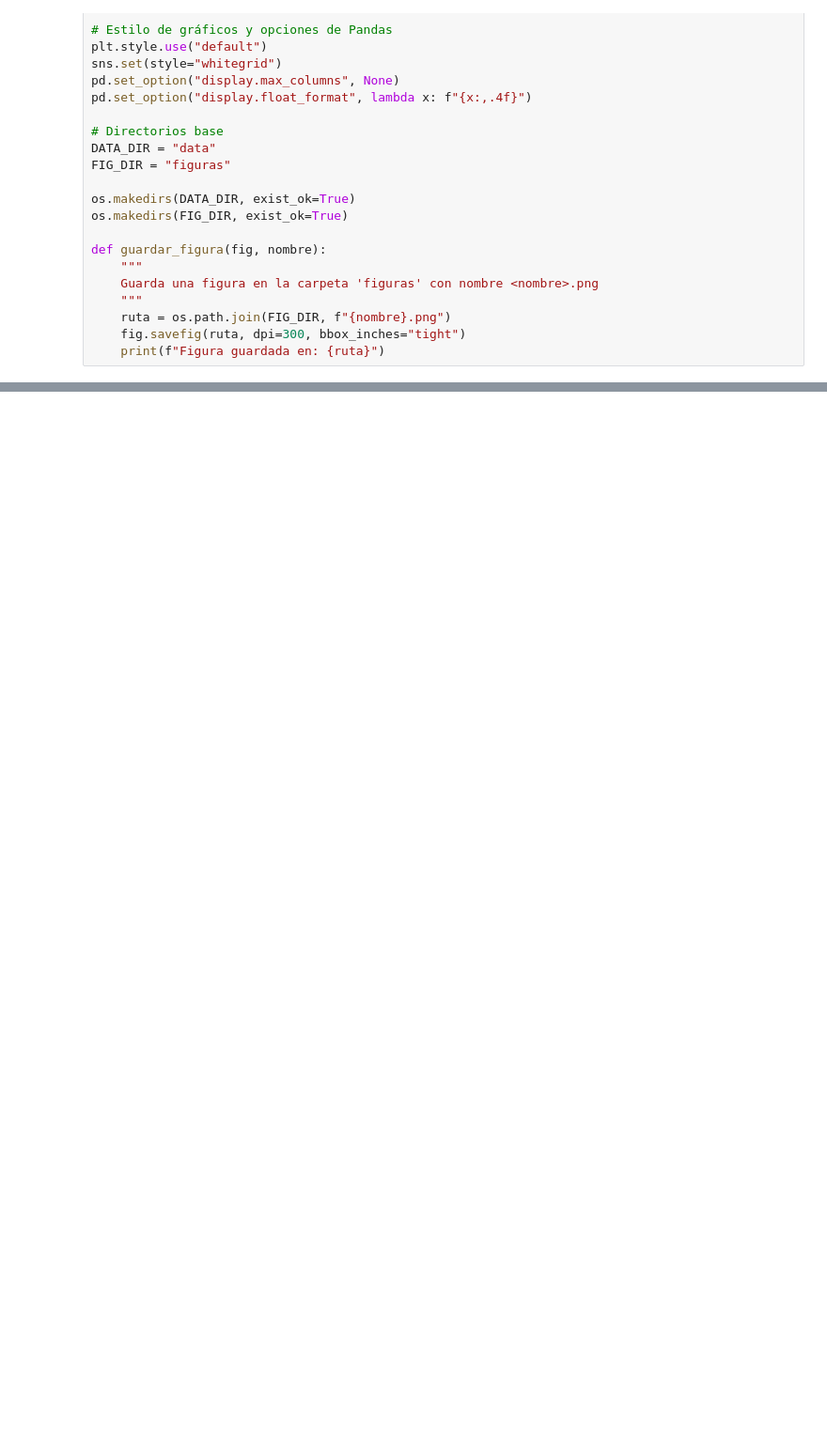
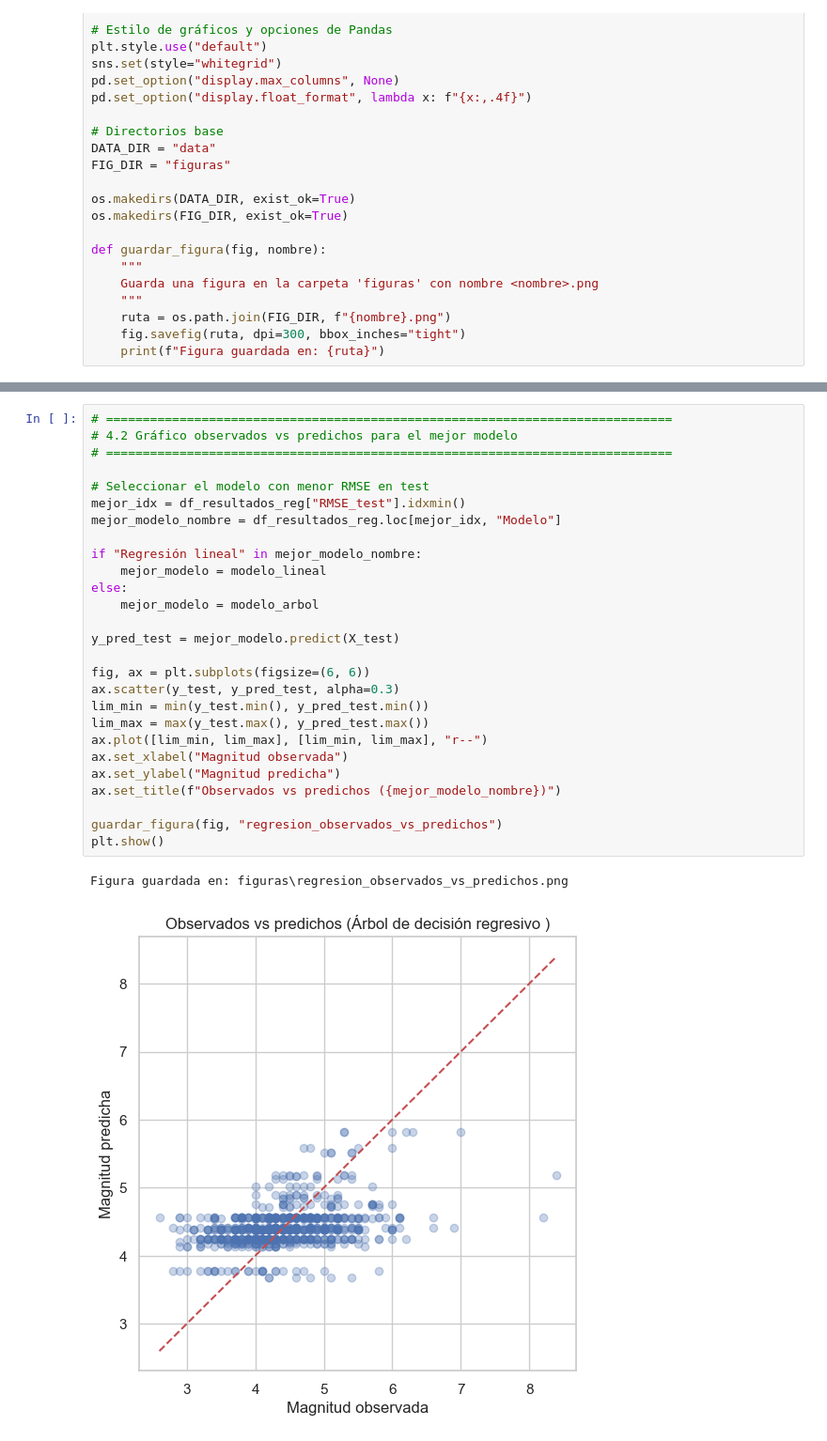
Before and after one commit to NicolasCardenas1/EV3_BI, a Jupyter notebook: EV3_BI.ipynb, the cells around one changed output, grey strips where cells are left out. Shown at 94% size. Saved outputs shown, nothing was run; the diff lists cells and outputs as text; blank space fills up the shorter version.

```diff
--- a/EV3_BI.ipynb
+++ b/EV3_BI.ipynb
@@ -138,0 +262,30 @@ display(df[["Date", "Latitude", "Longitude", "Depth", "Magnitude", "zona_sismica
+# %%
+# =============================================================================
+# 4.2 Gráfico observados vs predichos para el mejor modelo
+# =============================================================================
+
+# Seleccionar el modelo con menor RMSE en test
+mejor_idx = df_resultados_reg["RMSE_test"].idxmin()
+mejor_modelo_nombre = df_resultados_reg.loc[mejor_idx, "Modelo"]
+
+if "Regresión lineal" in mejor_modelo_nombre:
+    mejor_modelo = modelo_lineal
+else:
+    mejor_modelo = modelo_arbol
+
+y_pred_test = mejor_modelo.predict(X_test)
+
+fig, ax = plt.subplots(figsize=(6, 6))
+ax.scatter(y_test, y_pred_test, alpha=0.3)
+lim_min = min(y_test.min(), y_pred_test.min())
+lim_max = max(y_test.max(), y_pred_test.max())
+ax.plot([lim_min, lim_max], [lim_min, lim_max], "r--")
+ax.set_xlabel("Magnitud observada")
+ax.set_ylabel("Magnitud predicha")
+ax.set_title(f"Observados vs predichos ({mejor_modelo_nombre})")
+
+guardar_figura(fig, "regresion_observados_vs_predichos")
+plt.show()
+# %% [output]
+Figura guardada en: figuras\regresion_observados_vs_predichos.png
+[figure, added]
```
Also changed, not shown: parts of 11 cells of this notebook, 5 other files.
